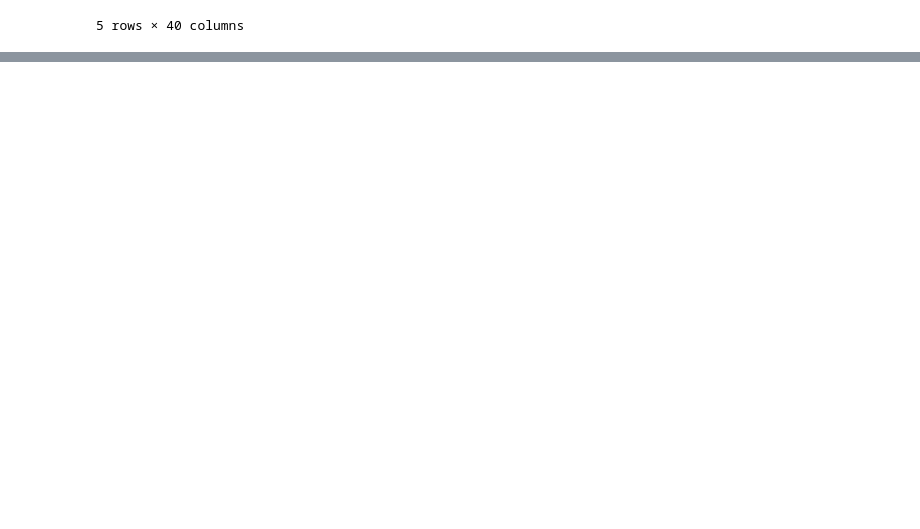
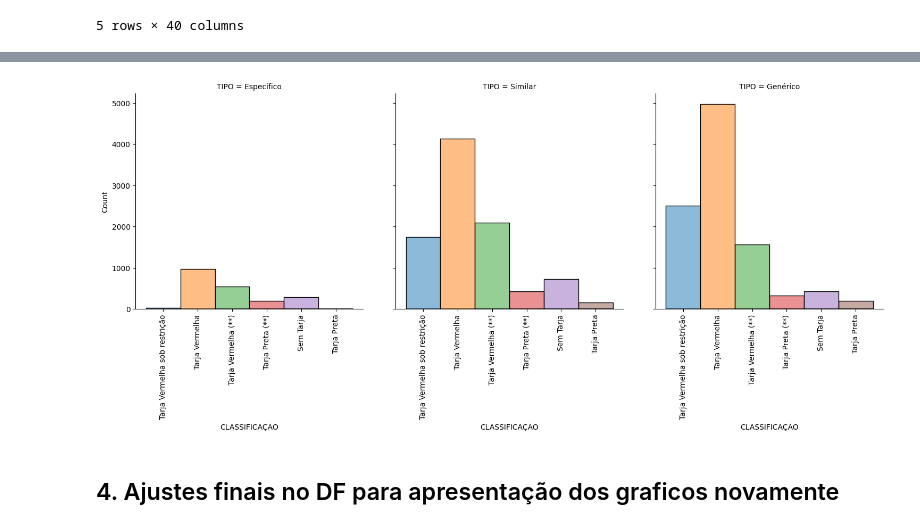
Before and after one commit to pioctba/Projeto_ADA_2, a Jupyter notebook: Projeto_ADA_Medicamentos.ipynb, the cells around one changed output, grey strips where cells are left out. Cells and saved outputs as stored; diff of their text form; code cells hidden in the pictures; blank space fills up the shorter version.

```diff
--- a/Projeto_ADA_Medicamentos.ipynb
+++ b/Projeto_ADA_Medicamentos.ipynb
@@ -244,0 +234,10 @@ TypeError: unsupported operand type(s) for &: 'str' and 'bool'
+# %%
+#Filtar a coluna tipo somente com valores especificos
+filtered_df = df[df['TIPO'].isin(['Específico', 'Genérico', 'Similar'])]
+P = sns.displot(filtered_df, x="CLASSIFICAÇÃO", hue="CLASSIFICAÇÃO", col="TIPO", col_wrap=3,height=5,legend=False )
+P.tick_params(axis='x', rotation=90)
+plt.show()
+# %% [output]
+[figure, added]
+# %% [markdown]
+## 4. Ajustes finais no DF para apresentação dos graficos novamente
```
Also changed, not shown: parts of 50 cells of this notebook.
